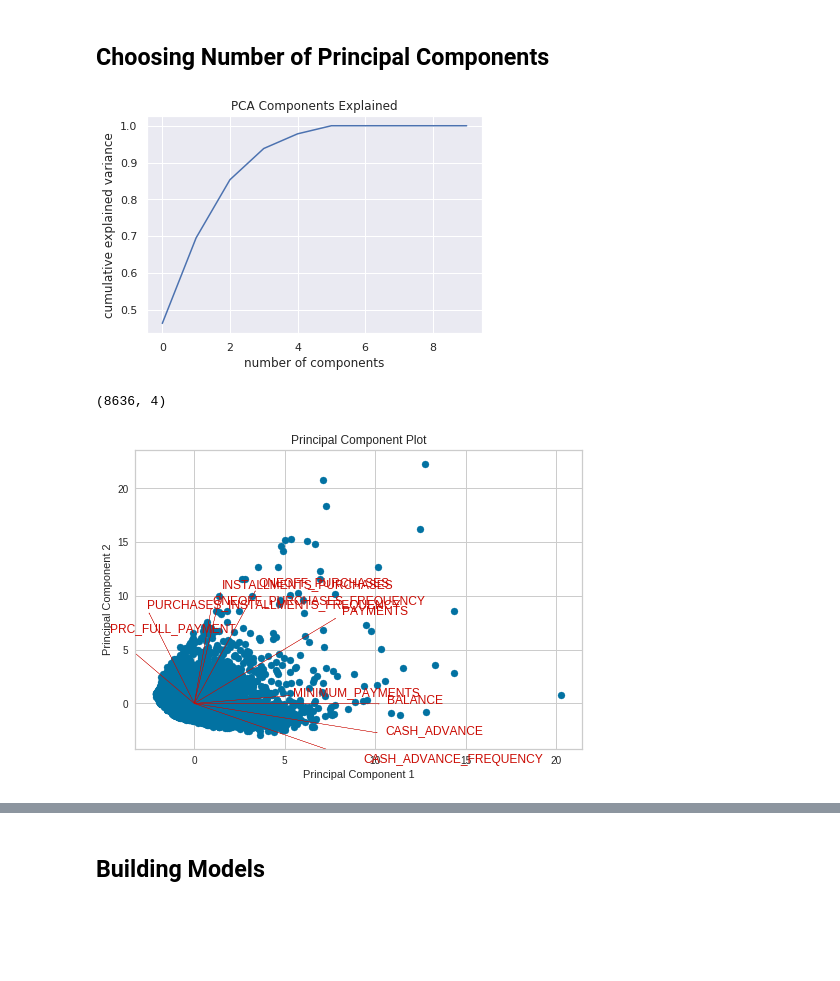
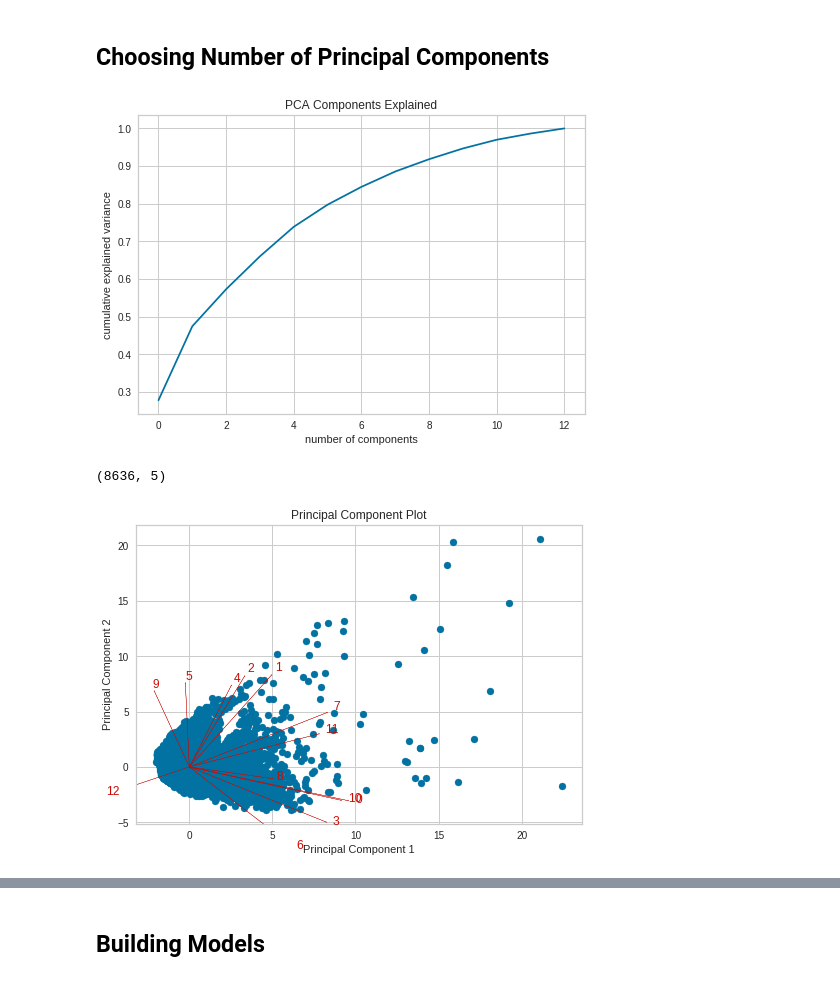
Before and after one commit to SSRaylia/Clustering, a Jupyter notebook: Customer_Profiling.ipynb, the cells around one changed output, grey strips where cells are left out. Saved outputs shown, nothing was run; the diff lists cells and outputs as text; code cells hidden in the pictures; blank space fills up the shorter version.

```diff
--- a/Customer_Profiling.ipynb
+++ b/Customer_Profiling.ipynb
@@ -94,29 +94,33 @@ cluster = data.drop(['CUST_ID','BALANCE_FREQUENCY','TENURE','PURCHASES','PURCHAS
 # %%
 from sklearn.decomposition import PCA
 from matplotlib import pyplot as plt
+from sklearn.preprocessing import StandardScaler
+
+scaled_df = StandardScaler().fit_transform(cluster)
 
 pca = PCA()
-pca.fit(cluster)
+
+pca.fit(scaled_df)
 plt.plot(np.cumsum(pca.explained_variance_ratio_))
 plt.xlabel('number of components')
 plt.ylabel('cumulative explained variance')
 plt.title('PCA Components Explained');
 # %% [output]
-[figure, old version]
+[figure, new version]
 # %%
-pca.n_components = 4
-cluster_reduced = pca.fit_transform(cluster)
+pca.n_components = 5
+cluster_reduced = pca.fit_transform(scaled_df)
 cluster_reduced.shape
 # %% [output]
-(8636, 4)
+(8636, 5)
 # %%
 from yellowbrick.features.pca import PCADecomposition
 
 visualizer = PCADecomposition(scale=True, proj_features=True)
-visualizer.fit_transform(cluster)
+visualizer.fit_transform(scaled_df)
 visualizer.poof()
 # %% [output]
-[figure, old version]
+[figure, new version]
 # %%
 from sklearn.cluster import KMeans
 from yellowbrick.cluster import KElbowVisualizer
```
Also changed, not shown: parts of 8 cells of this notebook.
